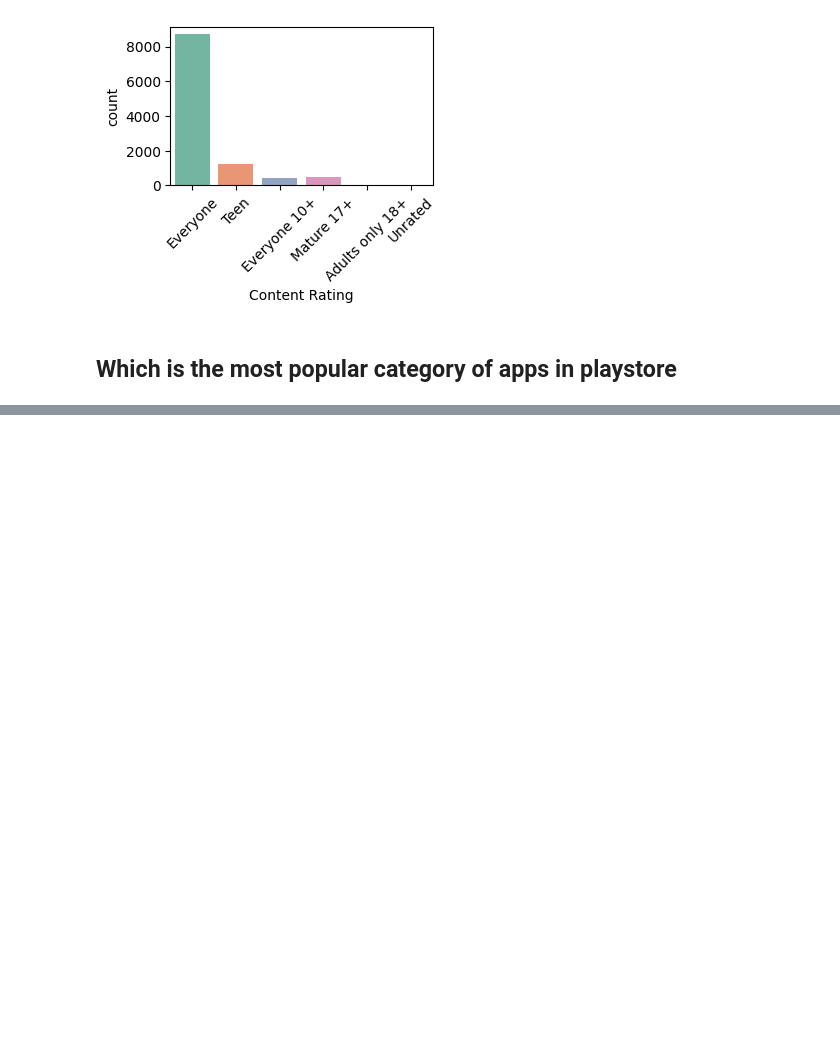
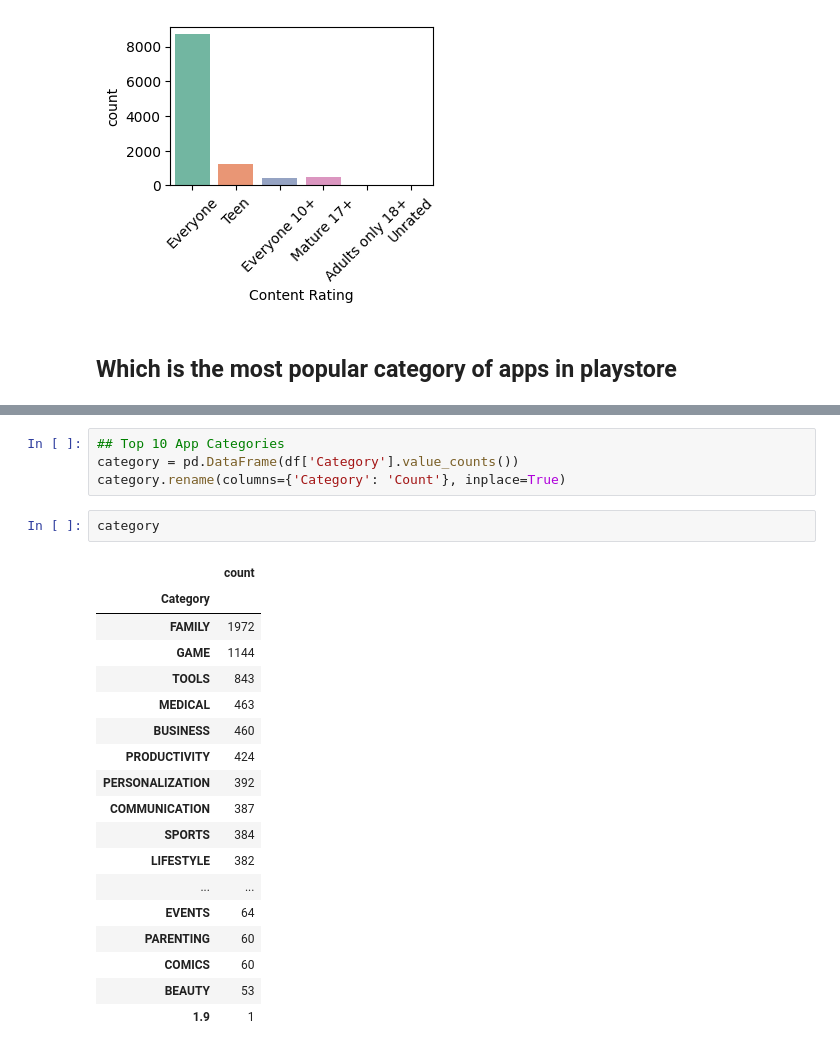
Before and after one commit to pashupatinathvidyarthi/Data-Science-Machine-Learning-Deep-Learning-and-NLP, a Jupyter notebook: Python/EDA/lec03.ipynb, the cells around one changed output, grey strips where cells are left out. Saved outputs shown, nothing was run; the diff lists cells and outputs as text; blank space fills up the shorter version.

```diff
--- a/Python/EDA/lec03.ipynb
+++ b/Python/EDA/lec03.ipynb
@@ -570,0 +576,25 @@ df_copy['Category'].value_counts().plot.pie(y=df['Category'],figsize=(15,6))
+# %%
+## Top 10 App Categories
+category = pd.DataFrame(df['Category'].value_counts())
+category.rename(columns={'Category': 'Count'}, inplace=True)
+# %%
+category
+# %% [output]
+|  | count |
+| Category |  |
+| FAMILY | 1972 |
+| GAME | 1144 |
+| TOOLS | 843 |
+| MEDICAL | 463 |
+| BUSINESS | 460 |
+| PRODUCTIVITY | 424 |
+| PERSONALIZATION | 392 |
+| COMMUNICATION | 387 |
+| SPORTS | 384 |
+| LIFESTYLE | 382 |
+| ... | ... |
+| EVENTS | 64 |
+| PARENTING | 60 |
+| COMICS | 60 |
+| BEAUTY | 53 |
+| 1.9 | 1 |
```
Also changed, not shown: parts of 3 cells of this notebook.
